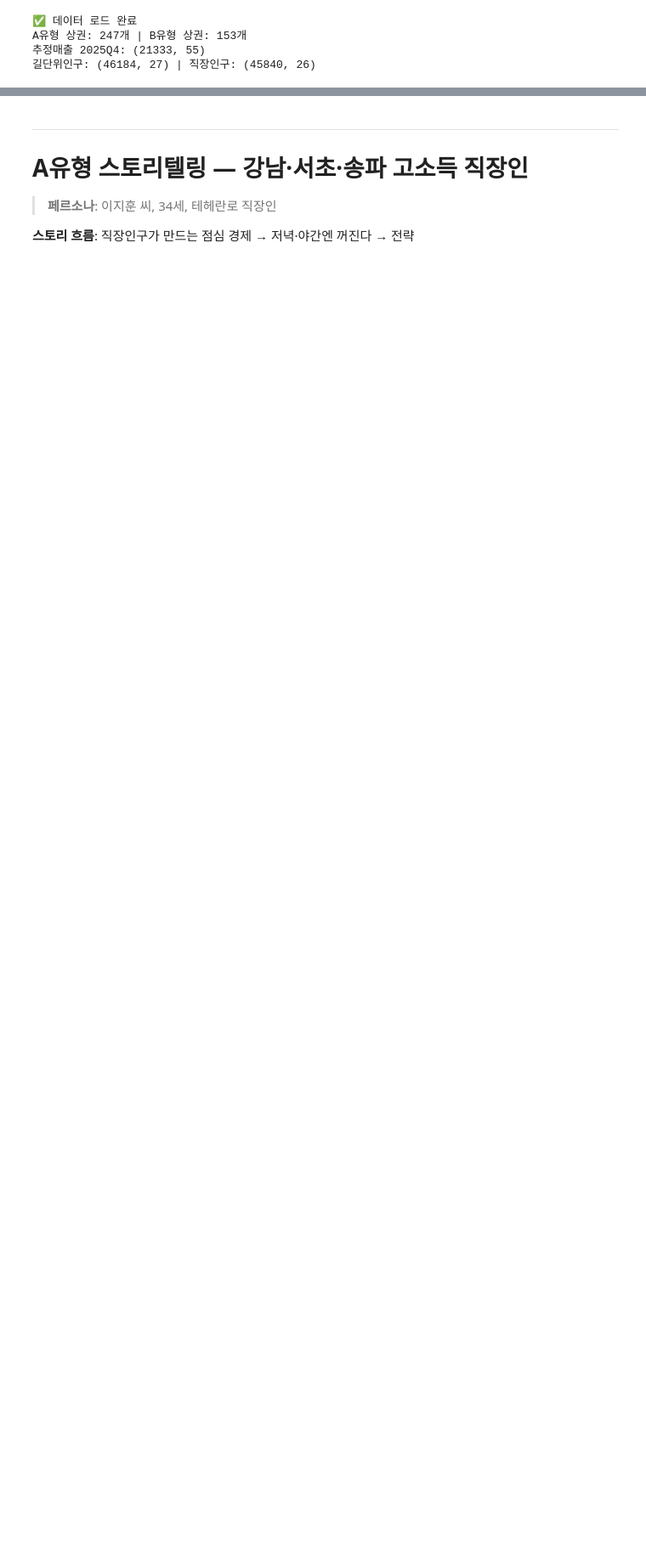
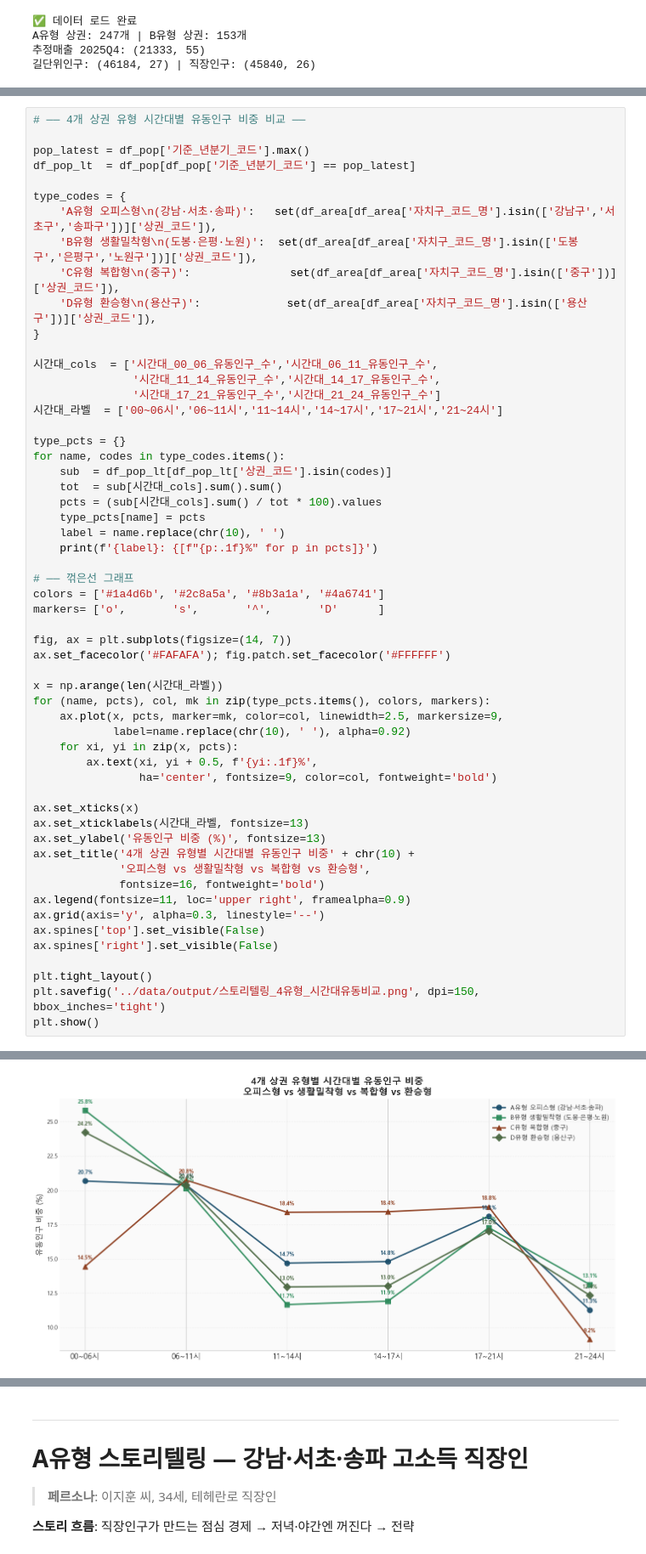
Before and after one commit to sonjiwoo-creator/seouldf, a Jupyter notebook: notebooks/페르소나_스토리텔링.ipynb, the cells around one changed output, grey strips where cells are left out. Shown at 85% size. Cells and saved outputs as stored; diff of their text form; blank space fills up the shorter version.

```diff
--- a/notebooks/페르소나_스토리텔링.ipynb
+++ b/notebooks/페르소나_스토리텔링.ipynb
@@ -94,0 +440,57 @@ A유형 상권: 247개 | B유형 상권: 153개
+# %%
+# ── 4개 상권 유형 시간대별 유동인구 비중 비교 ──
+
+pop_latest = df_pop['기준_년분기_코드'].max()
+df_pop_lt  = df_pop[df_pop['기준_년분기_코드'] == pop_latest]
+
+type_codes = {
+    'A유형 오피스형\n(강남·서초·송파)':   set(df_area[df_area['자치구_코드_명'].isin(['강남구','서초구','송파구'])]['상권_코드']),
+    'B유형 생활밀착형\n(도봉·은평·노원)':  set(df_area[df_area['자치구_코드_명'].isin(['도봉구','은평구','노원구'])]['상권_코드']),
+    'C유형 복합형\n(중구)':               set(df_area[df_area['자치구_코드_명'].isin(['중구'])]['상권_코드']),
+    'D유형 환승형\n(용산구)':             set(df_area[df_area['자치구_코드_명'].isin(['용산구'])]['상권_코드']),
+}
+
+시간대_cols  = ['시간대_00_06_유동인구_수','시간대_06_11_유동인구_수',
+               '시간대_11_14_유동인구_수','시간대_14_17_유동인구_수',
+               '시간대_17_21_유동인구_수','시간대_21_24_유동인구_수']
+시간대_라벨  = ['00~06시','06~11시','11~14시','14~17시','17~21시','21~24시']
+
+type_pcts = {}
+for name, codes in type_codes.items():
+    sub  = df_pop_lt[df_pop_lt['상권_코드'].isin(codes)]
+    tot  = sub[시간대_cols].sum().sum()
+    pcts = (sub[시간대_cols].sum() / tot * 100).values
+    type_pcts[name] = pcts
+    label = name.replace(chr(10), ' ')
+    print(f'{label}: {[f"{p:.1f}%" for p in pcts]}')
+
+# ── 꺾은선 그래프
+colors = ['#1a4d6b', '#2c8a5a', '#8b3a1a', '#4a6741']
+markers= ['o',       's',       '^',       'D'      ]
+
+fig, ax = plt.subplots(figsize=(14, 7))
+ax.set_facecolor('#FAFAFA'); fig.patch.set_facecolor('#FFFFFF')
+
+x = np.arange(len(시간대_라벨))
+for (name, pcts), col, mk in zip(type_pcts.items(), colors, markers):
+    ax.plot(x, pcts, marker=mk, color=col, linewidth=2.5, markersize=9,
+            label=name.replace(chr(10), ' '), alpha=0.92)
+    for xi, yi in zip(x, pcts):
+        ax.text(xi, yi + 0.5, f'{yi:.1f}%',
+                ha='center', fontsize=9, color=col, fontweight='bold')
+
+ax.set_xticks(x)
+ax.set_xticklabels(시간대_라벨, fontsize=13)
+ax.set_ylabel('유동인구 비중 (%)', fontsize=13)
+ax.set_title('4개 상권 유형별 시간대별 유동인구 비중' + chr(10) +
+             '오피스형 vs 생활밀착형 vs 복합형 vs 환승형',
+             fontsize=16, fontweight='bold')
+ax.legend(fontsize=11, loc='upper right', framealpha=0.9)
+ax.grid(axis='y', alpha=0.3, linestyle='--')
+ax.spines['top'].set_visible(False)
+ax.spines['right'].set_visible(False)
+
+plt.tight_layout()
+plt.savefig('../data/output/스토리텔링_4유형_시간대유동비교.png', dpi=150, bbox_inches='tight')
+plt.show()
+# %% [output]
@@ -95,3 +501,4 @@ A유형 상권: 247개 | B유형 상권: 153개
+[figure, added]
 # %%
 # --- [팩트 체크] A유형(강남/서초/송파) 점심 매출 및 총 직장인구 ---
 
```
Also changed, not shown: parts of 8 cells of this notebook, 4 other files.
